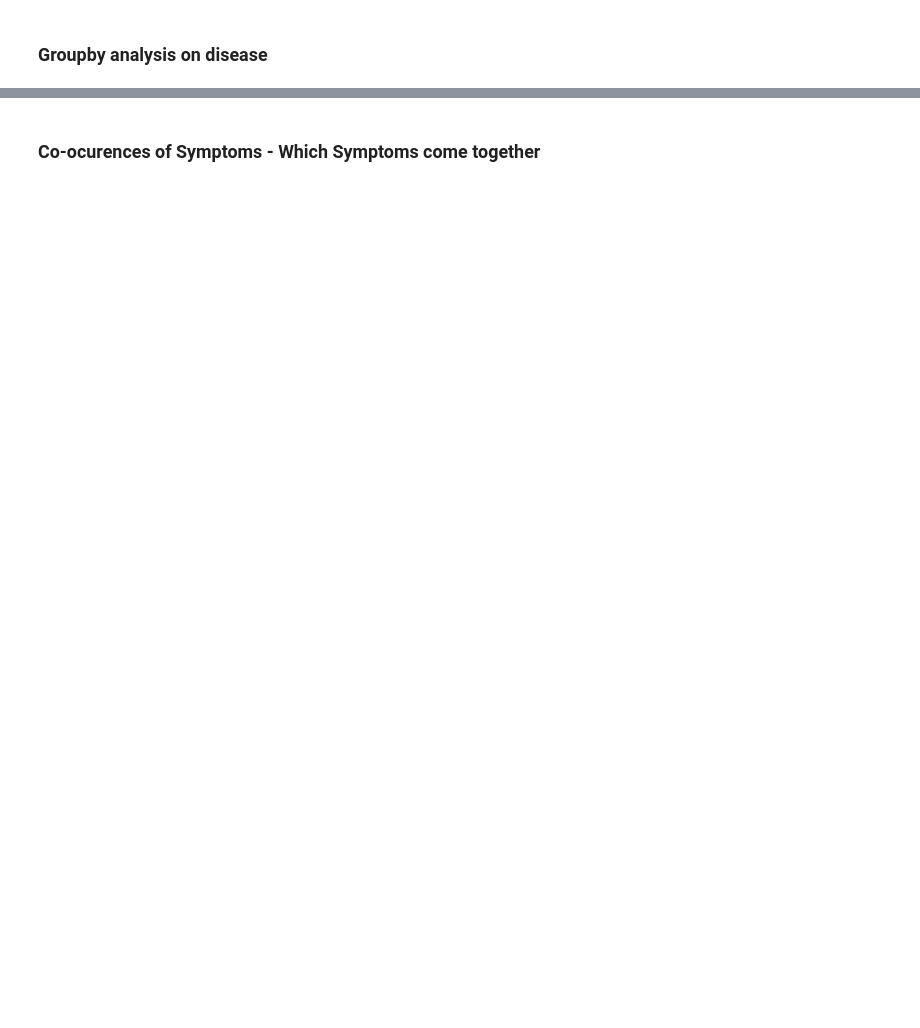
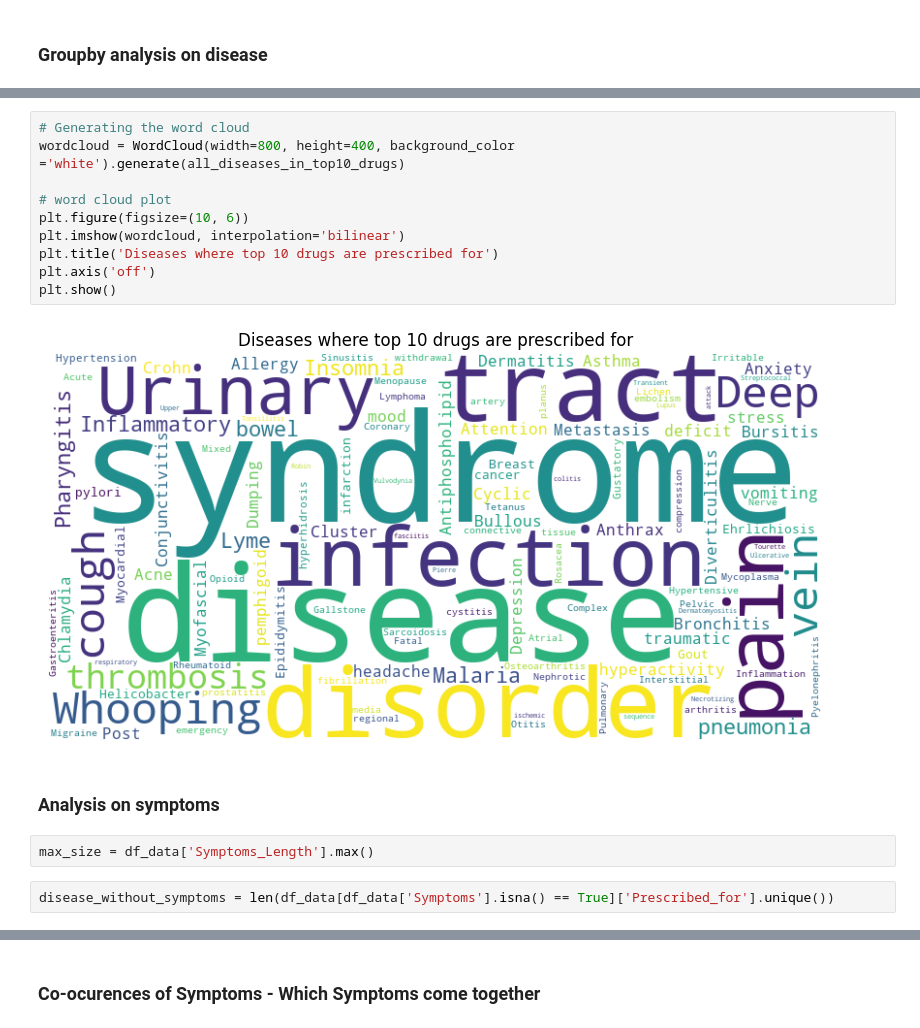
Before and after one commit to shobanasiranjeevilu/Healthcare_LLM, a Jupyter notebook: data_analysis/exploratory_data_analysis.ipynb, the cells around one changed output, grey strips where cells are left out. Saved outputs shown, nothing was run; the diff lists cells and outputs as text; blank space fills up the shorter version.

```diff
--- a/data_analysis/exploratory_data_analysis.ipynb
+++ b/data_analysis/exploratory_data_analysis.ipynb
@@ -80,0 +193,18 @@ Understanding prescribed_for column :
+# %%
+# Generating the word cloud
+wordcloud = WordCloud(width=800, height=400, background_color ='white').generate(all_diseases_in_top10_drugs)
+
+# word cloud plot
+plt.figure(figsize=(10, 6))
+plt.imshow(wordcloud, interpolation='bilinear')
+plt.title('Diseases where top 10 drugs are prescribed for')
+plt.axis('off')
+plt.show()
+# %% [output]
+[figure, added]
+# %% [markdown]
+### Analysis on symptoms
+# %%
+max_size = df_data['Symptoms_Length'].max()
+# %%
+disease_without_symptoms = len(df_data[df_data['Symptoms'].isna() == True]['Prescribed_for'].unique())
```
Also changed, not shown: parts of 61 cells of this notebook, 7 other files.
